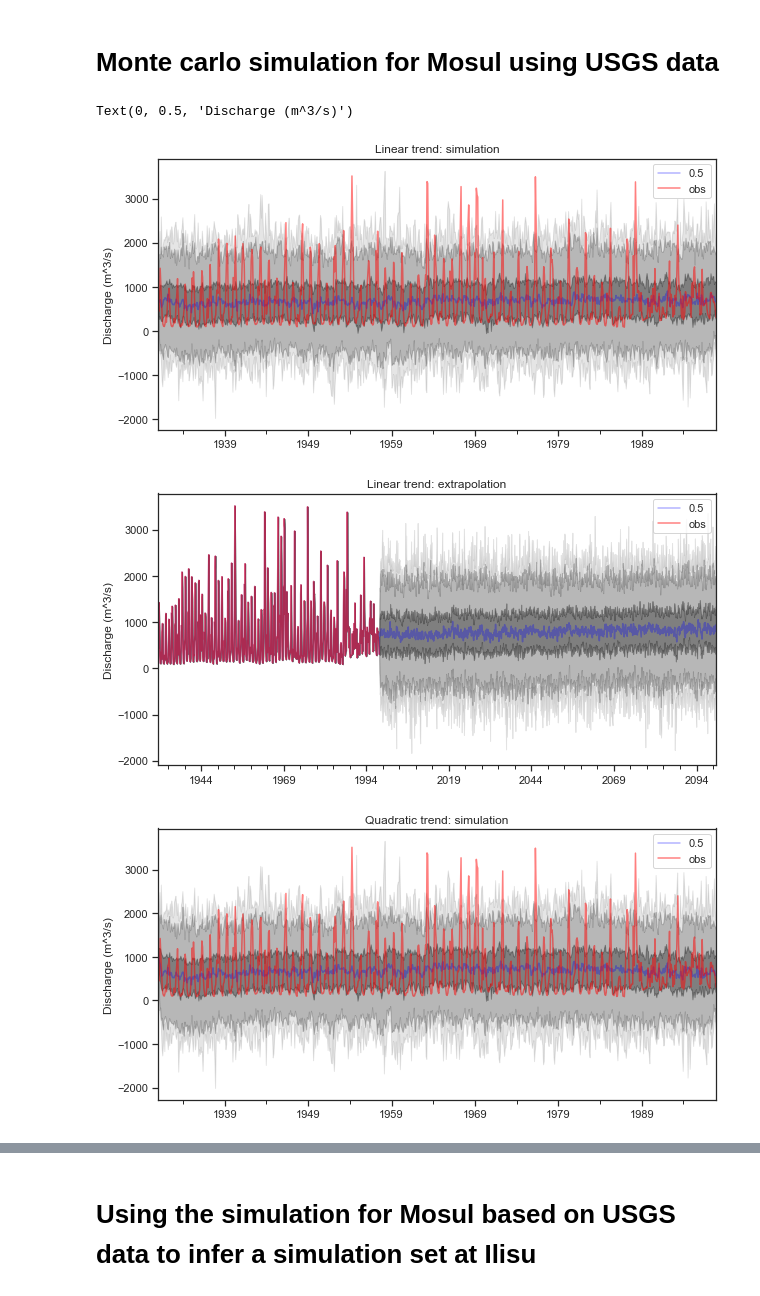
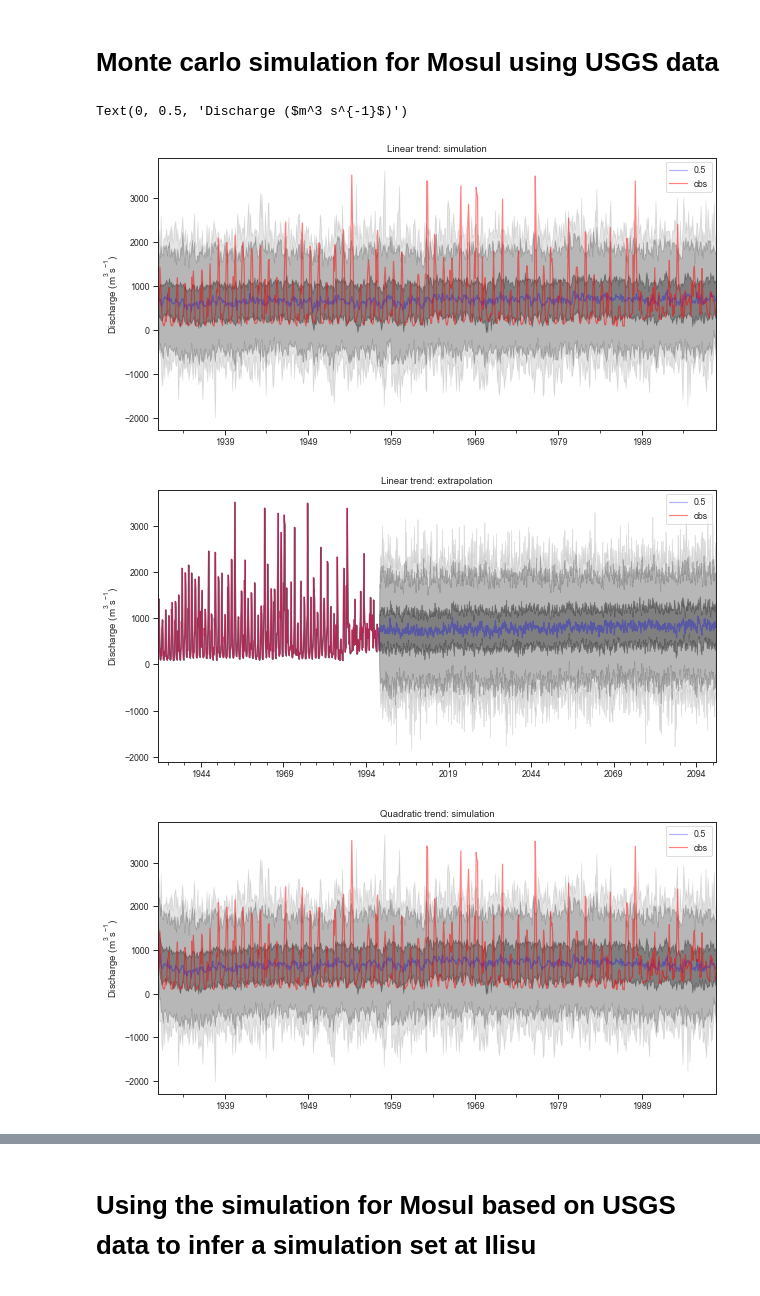
Before and after one commit to derpyninja/cciwr, a Jupyter notebook: monte_carlo_simulation.ipynb, the cells around one changed output, grey strips where cells are left out. Drawn from its saved outputs; the diff is of its cells as text; code cells hidden in the pictures.

```diff
--- a/monte_carlo_simulation.ipynb
+++ b/monte_carlo_simulation.ipynb
@@ -27,7 +27,7 @@ import pylab
 import seaborn as sns
 
 # Some plotting defaults
-sns.set(style="ticks")
+sns.set(style="ticks", context="paper")
 plt.rcParams.update({'font.size': 18})
 plt.rcParams.update({'mathtext.default':'regular'})
 plt.rcParams["figure.figsize"] = [10, 5]
@@ -65,0 +51,18 @@ Name: discharge_cmps, Length: 804, dtype: float64
+# %%
+mosul_usgs.name = "Mosul"
+ilisu_usgs.name = "Ilisu"
+
+# plot
+f, ax = plt.subplots()
+
+# ts
+ax = mosul_usgs.plot()
+ilisu_usgs.plot(ax=ax)
+
+# styling
+ax.set_ylabel('Discharge ($m^3 s^{-1}$)')
+ax.set_xlabel(None)
+ax.set_ylim(0.)
+plt.legend()
+plt.tight_layout()
+plt.savefig("plots/usgs_data_ts.png", dpi=300, bbox_inches = "tight")
@@ -71,38 +91,40 @@ Calculate quantiles of the simulation distributions
 # run simulation
 n_realisations = 100
 until = '2099-12-31'
 ts = mosul_usgs
 
 # model with linear trend
 model_mosul_usgs_linear = TimeSeriesModel(ts=ts)
 model_mosul_usgs_linear = model_mosul_usgs_linear.fit(ar_order=1, pdeg=1)
 model_mosul_usgs_linear = model_mosul_usgs_linear.monte_carlo(n=n_realisations)
 model_mosul_usgs_linear = model_mosul_usgs_linear.extrapolate(until=until, n=n_realisations)
 
 # model with quadratic trend
 model_mosul_usgs_quadratic = TimeSeriesModel(ts=ts)
 model_mosul_usgs_quadratic = model_mosul_usgs_quadratic.fit(ar_order=1, pdeg=2)
 model_mosul_usgs_quadratic = model_mosul_usgs_quadratic.monte_carlo(n=n_realisations)
 model_mosul_usgs_quadratic = model_mosul_usgs_quadratic.extrapolate(until=until, n=n_realisations)
 
 # plots
 ax = model_mosul_usgs_linear.plot(what='sim')
 ax.set_title("Linear trend: simulation")
-ax.set_ylabel("Discharge (m^3/s)")
+ax.set_ylabel("Discharge ($m^3 s^{-1}$)")
+plt.savefig("plots/mosul_simulation.png", dpi=300, bbox_inches = "tight")
 
 ax = model_mosul_usgs_linear.plot(what='extrp')
 ax.set_title("Linear trend: extrapolation")
-ax.set_ylabel("Discharge (m^3/s)")
+ax.set_ylabel("Discharge ($m^3 s^{-1}$)")
+plt.savefig("plots/mosul_extrapolation.png", dpi=300, bbox_inches = "tight")
 
 ax = model_mosul_usgs_quadratic.plot(what='sim')
 ax.set_title("Quadratic trend: simulation")
-ax.set_ylabel("Discharge (m^3/s)")
+ax.set_ylabel("Discharge ($m^3 s^{-1}$)")
 
 ax = model_mosul_usgs_quadratic.plot(what='extrp')
 ax.set_title("Quadratic trend: extrapolation")
-ax.set_ylabel("Discharge (m^3/s)")
+ax.set_ylabel("Discharge ($m^3 s^{-1}$)")
 # %% [output]
-Text(0, 0.5, 'Discharge (m^3/s)')
+Text(0, 0.5, 'Discharge ($m^3 s^{-1}$)')
-[figure, old version]
+[figure, new version]
-[figure, old version]
+[figure, new version]
-[figure, old version]
+[figure, new version]
```
Also changed, not shown: parts of 42 cells of this notebook, 29 other files.
